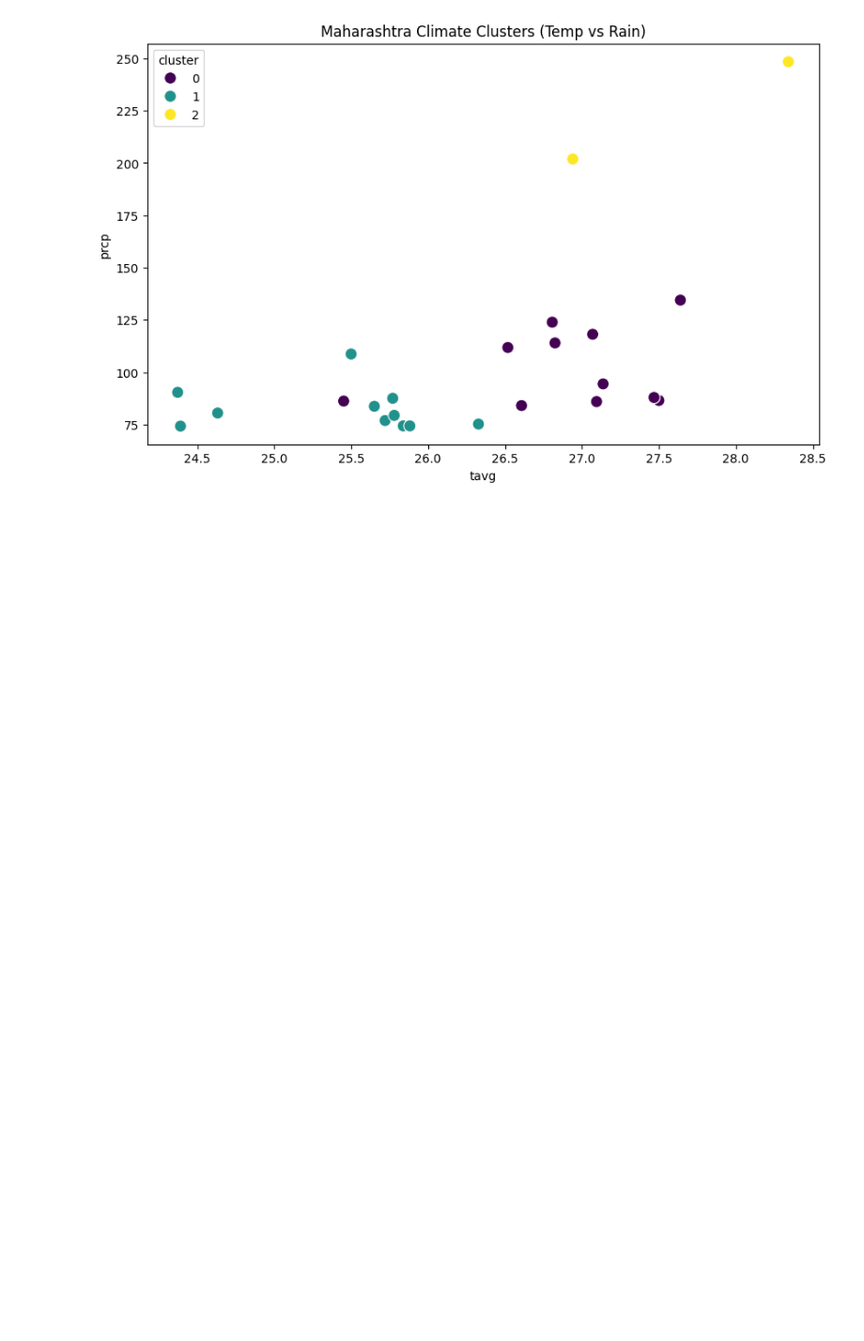
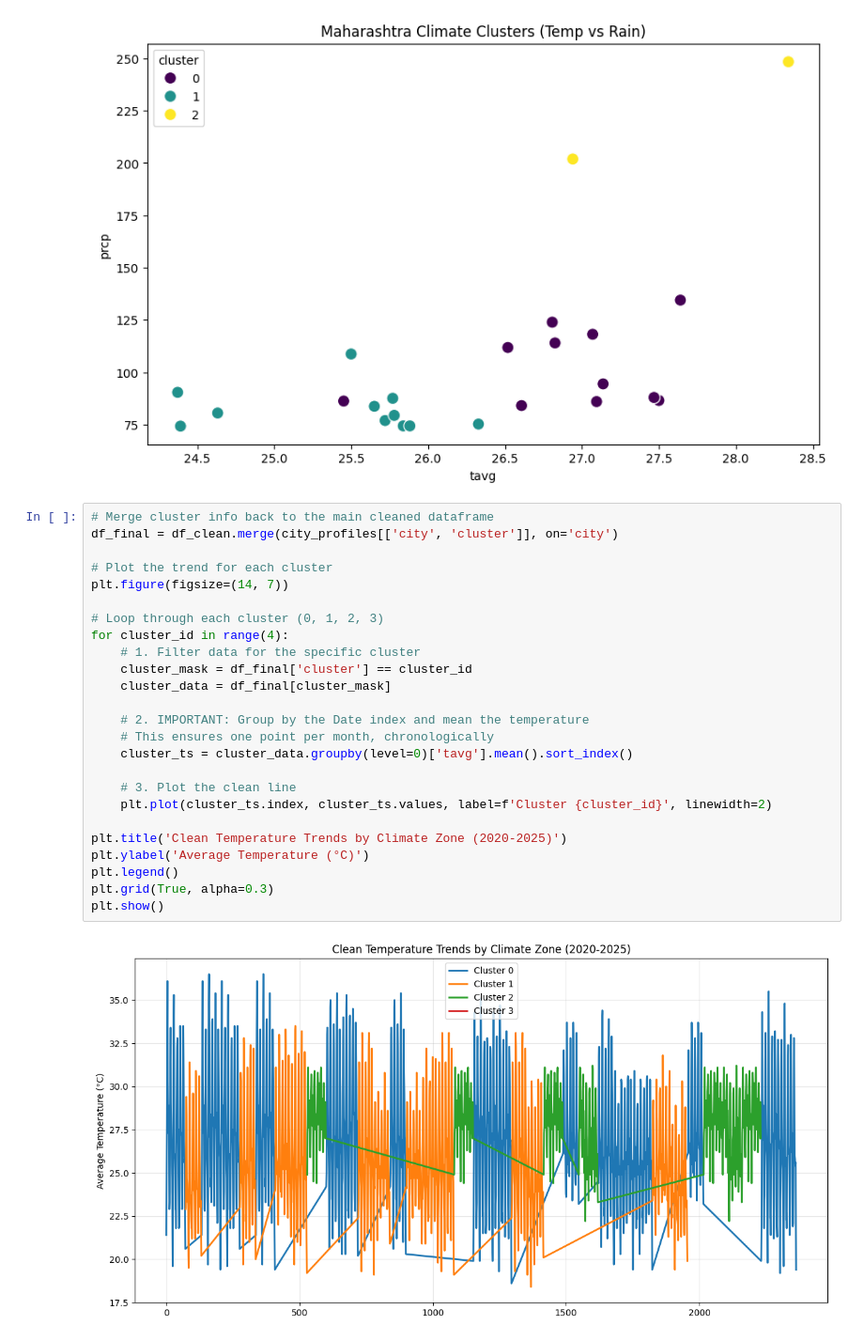
Before and after one commit to AvaneeshKad/Maharashtra-Climate-Data-Analysis, a Jupyter notebook: MaharashtraClimate.ipynb, the cells around one changed output. Shown at 94% size. Saved outputs shown, nothing was run; the diff lists cells and outputs as text; blank space fills up the shorter version.

Commit message:
Kaggle Notebook | MaharashtraClimate_DataAnalysis | Version 5

```diff
--- a/MaharashtraClimate.ipynb
+++ b/MaharashtraClimate.ipynb
@@ -231,3 +231,30 @@ plt.title('Maharashtra Climate Clusters (Temp vs Rain)')
 plt.show()
 # %% [output]
 [figure]
+# %%
+# Merge cluster info back to the main cleaned dataframe
+df_final = df_clean.merge(city_profiles[['city', 'cluster']], on='city')
+
+# Plot the trend for each cluster
+plt.figure(figsize=(14, 7))
+
+# Loop through each cluster (0, 1, 2, 3)
+for cluster_id in range(4):
+    # 1. Filter data for the specific cluster
+    cluster_mask = df_final['cluster'] == cluster_id
+    cluster_data = df_final[cluster_mask]
+
+    # 2. IMPORTANT: Group by the Date index and mean the temperature
+    # This ensures one point per month, chronologically
+    cluster_ts = cluster_data.groupby(level=0)['tavg'].mean().sort_index()
+
+    # 3. Plot the clean line
+    plt.plot(cluster_ts.index, cluster_ts.values, label=f'Cluster {cluster_id}', linewidth=2)
+
+plt.title('Clean Temperature Trends by Climate Zone (2020-2025)')
+plt.ylabel('Average Temperature (°C)')
+plt.legend()
+plt.grid(True, alpha=0.3)
+plt.show()
+# %% [output]
+[figure, added]
```
